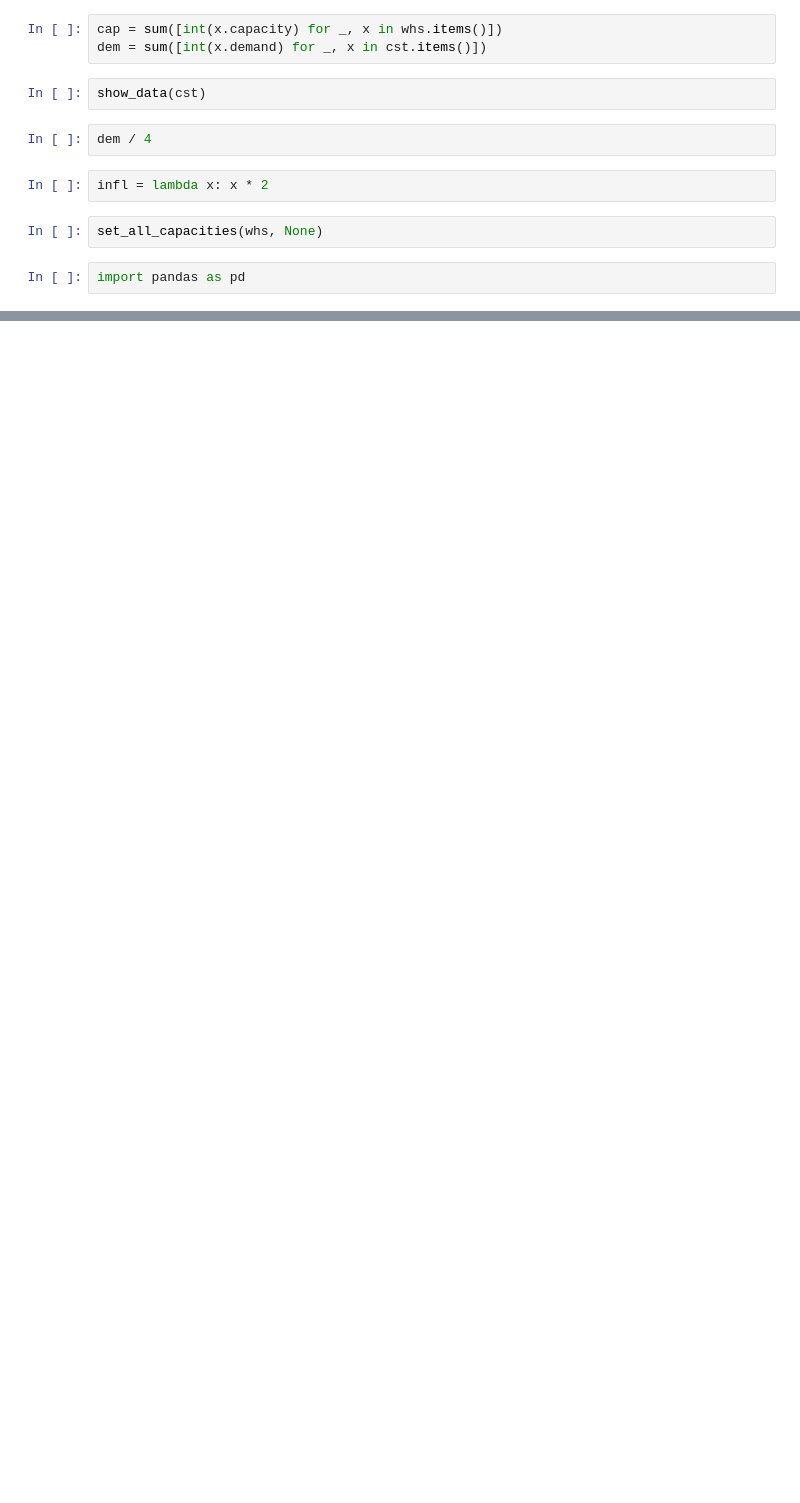
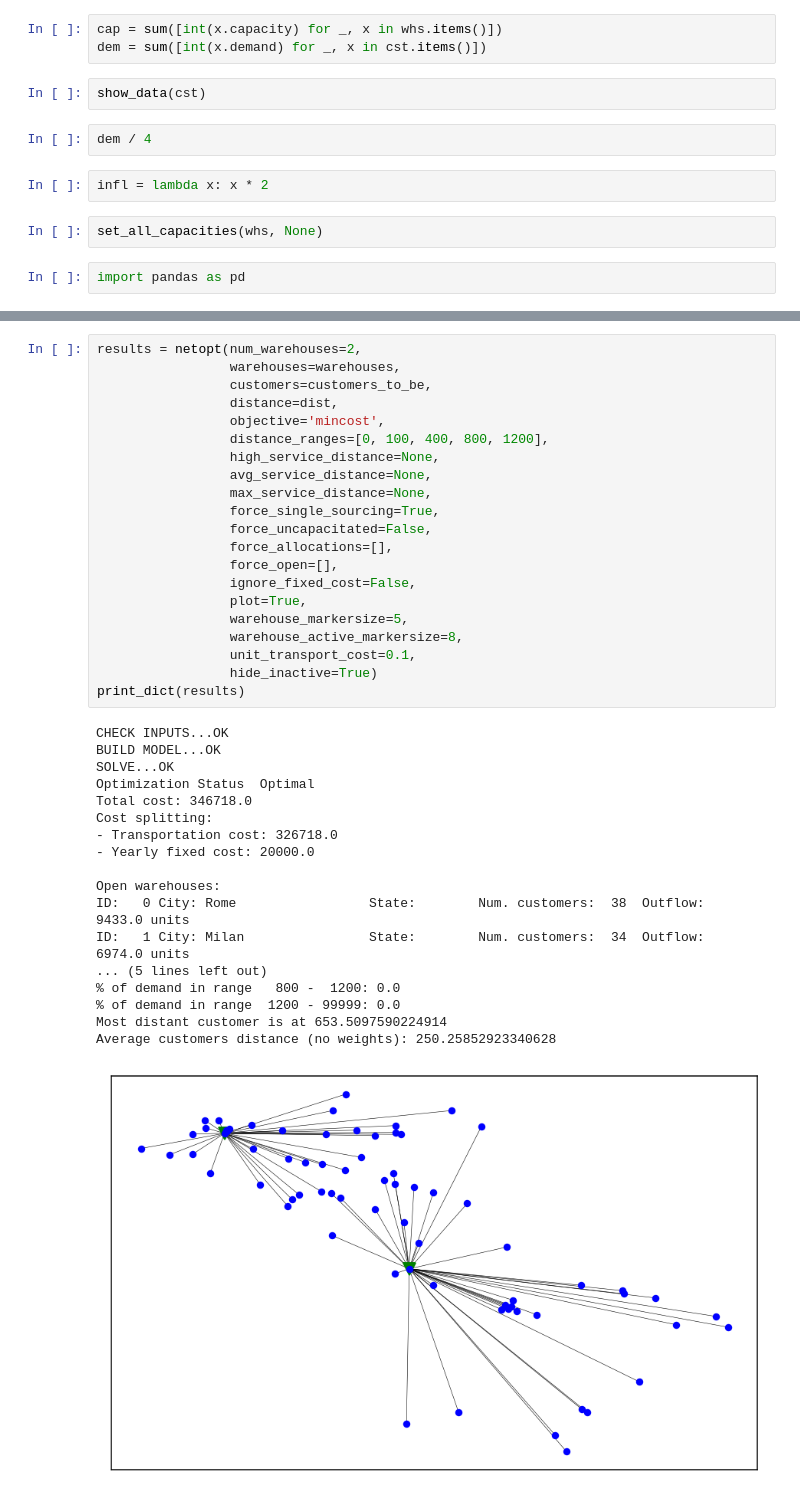
Before and after one commit to ropinotex/network_optimization, a Jupyter notebook: Netopt.ipynb, the cells around one changed output, grey strips where cells are left out. Saved outputs shown, nothing was run; the diff lists cells and outputs as text; blank space fills up the shorter version.

```diff
--- a/Netopt.ipynb
+++ b/Netopt.ipynb
@@ -675,0 +553,40 @@ df
+# %%
+results = netopt(num_warehouses=2,
+                 warehouses=warehouses,
+                 customers=customers_to_be,
+                 distance=dist,
+                 objective='mincost',
+                 distance_ranges=[0, 100, 400, 800, 1200],
+                 high_service_distance=None,
+                 avg_service_distance=None,
+                 max_service_distance=None,
+                 force_single_sourcing=True,
+                 force_uncapacitated=False,
+                 force_allocations=[],
+                 force_open=[],
+                 ignore_fixed_cost=False,
+                 plot=True,
+                 warehouse_markersize=5,
+                 warehouse_active_markersize=8,
+                 unit_transport_cost=0.1,
+                 hide_inactive=True)
+print_dict(results)
+# %% [output]
+CHECK INPUTS...OK
+BUILD MODEL...OK
+SOLVE...OK
+Optimization Status  Optimal
+Total cost: 346718.0
+Cost splitting:
+- Transportation cost: 326718.0
+- Yearly fixed cost: 20000.0
+
+Open warehouses:
+ID:   0 City: Rome                 State:        Num. customers:  38  Outflow:      9433.0 units
+ID:   1 City: Milan                State:        Num. customers:  34  Outflow:      6974.0 units
+... (5 lines left out)
+% of demand in range   800 -  1200: 0.0
+% of demand in range  1200 - 99999: 0.0
+Most distant customer is at 653.5097590224914
+Average customers distance (no weights): 250.25852923340628
+[figure, added]
```
Also changed, not shown: parts of 38 cells of this notebook, 3 other files.
